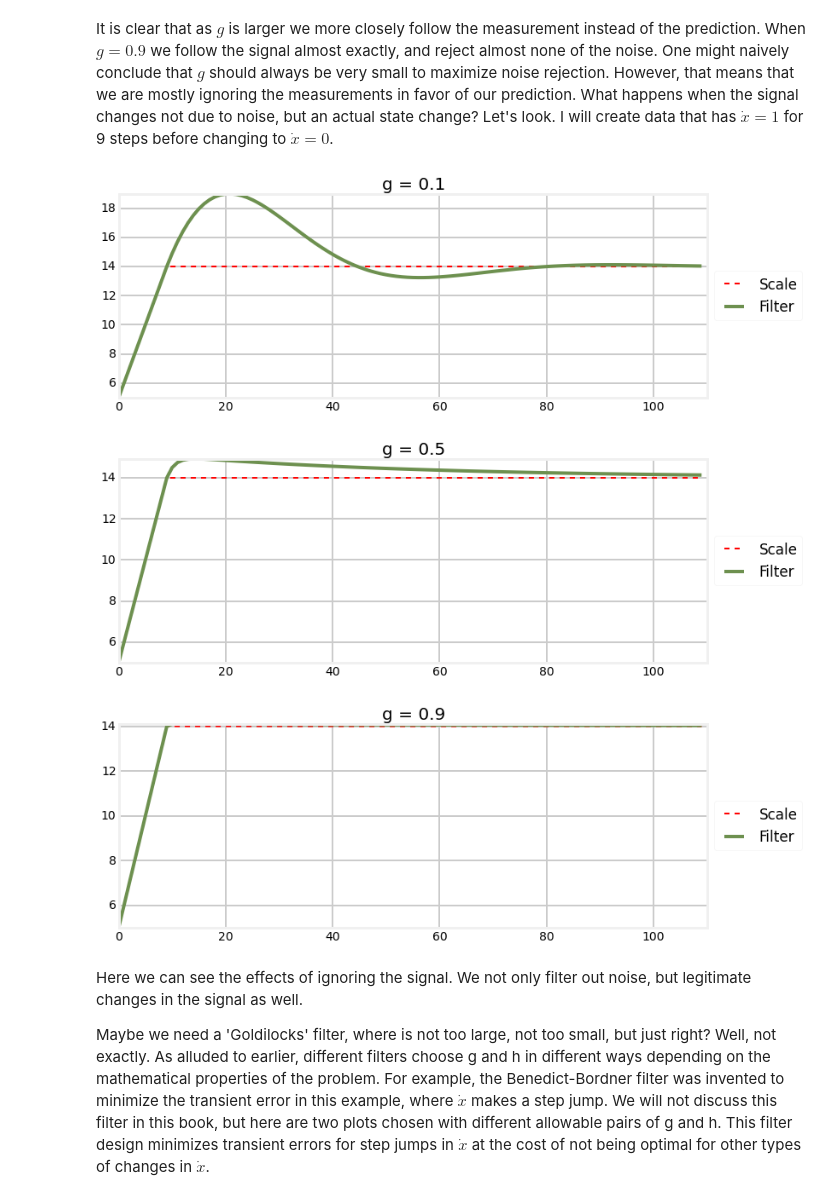
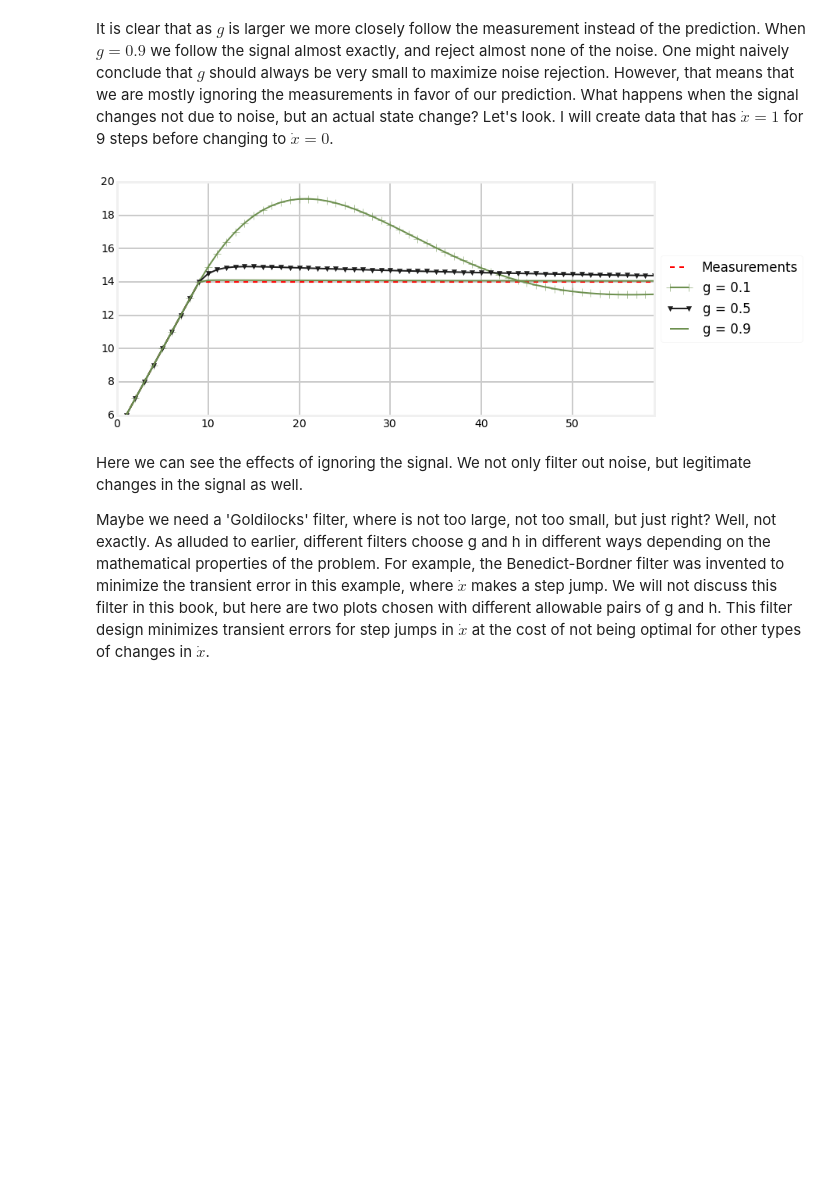
Before and after one commit to rlabbe/Kalman-and-Bayesian-Filters-in-Python, a Jupyter notebook: 01_g-h_filter.ipynb, the cells around one changed output. Cells and saved outputs as stored; diff of their text form; code cells hidden in the pictures; blank space fills up the shorter version.

```diff
--- a/01_g-h_filter.ipynb
+++ b/01_g-h_filter.ipynb
@@ -531,20 +525,22 @@ plot_g_h_results(zs, data3, 'g = 0.9')
 It is clear that as $g$ is larger we more closely follow the measurement instead of the prediction. When $g=0.9$ we follow the signal almost exactly, and reject almost none of the noise. One might naively conclude that $g$ should always be very small to maximize noise rejection. However, that means that we are mostly ignoring the measurements in favor of our prediction. What happens when the signal changes not due to noise, but an actual state change? Let's look. I will create data that has $\dot{x}=1$ for 9 steps before changing to $\dot{x}=0$.
 # %%
 zs = [5, 6, 7, 8, 9, 10, 11, 12, 13, 14]
-for i in range(100):
+for i in range(50):
     zs.append(14)
 
 data1 = g_h_filter(data=zs, x0=4., dx=1., dt=1., g=0.1, h=0.01)
 data2 = g_h_filter(data=zs, x0=4., dx=1., dt=1., g=0.5, h=0.01)
 data3 = g_h_filter(data=zs, x0=4., dx=1., dt=1., g=0.9, h=0.01)
 
-plot_g_h_results(zs, data1, 'g = 0.1')
-plot_g_h_results(zs, data2, 'g = 0.5')
-plot_g_h_results(zs, data3, 'g = 0.9')
+with book_format.figsize(y=5):
+    book_plots.plot_measurements(zs)
+    book_plots.plot_filter(data1, label='g = 0.1', marker='+', lw=2, ms=10)
+    book_plots.plot_filter(data2, label='g = 0.5', marker='v', lw=2)
+    book_plots.plot_filter(data3, label='g = 0.9', lw=2)
+    book_plots.show_legend()
+    plt.ylim([6, 20])
 # %% [output]
-[figure, old version]
+[figure, new version]
-[figure, removed]
-[figure, removed]
 # %% [markdown]
 Here we can see the effects of ignoring the signal. We not only filter out noise, but legitimate changes in the signal as well.
 
```
Also changed, not shown: parts of 26 cells of this notebook, 10 other files.
